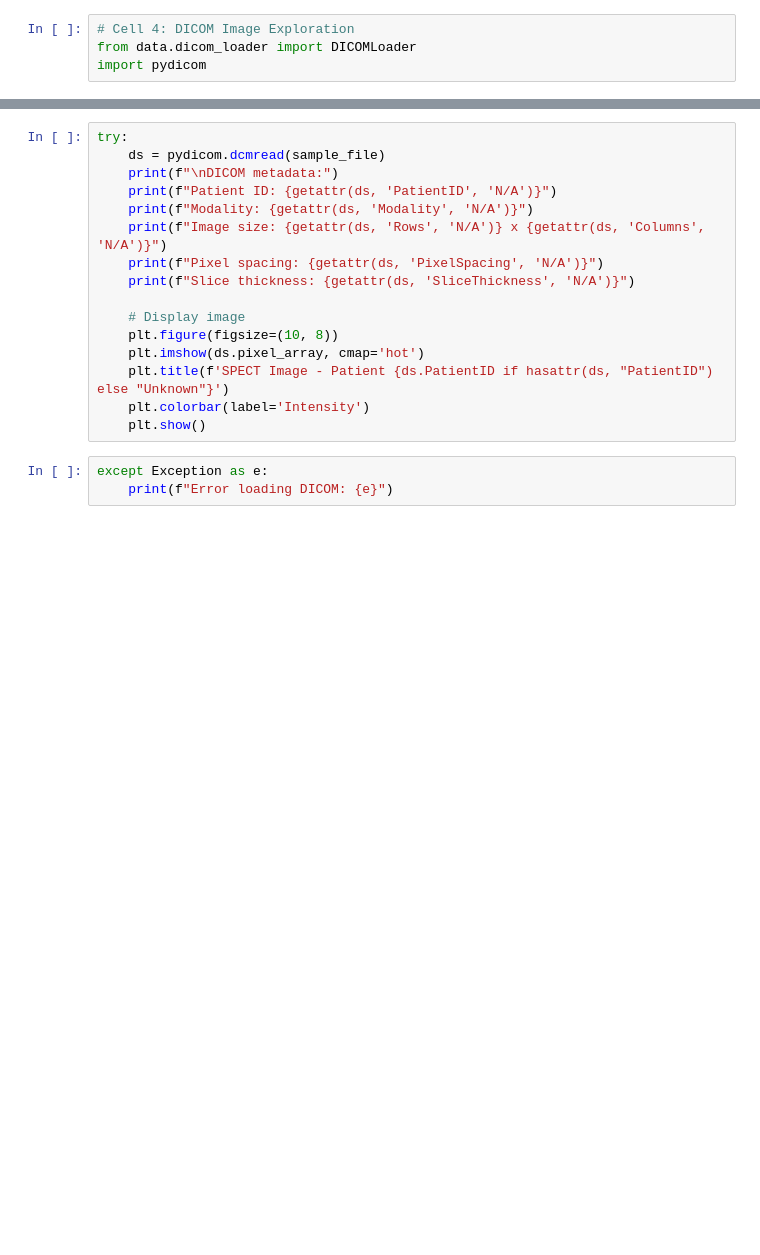
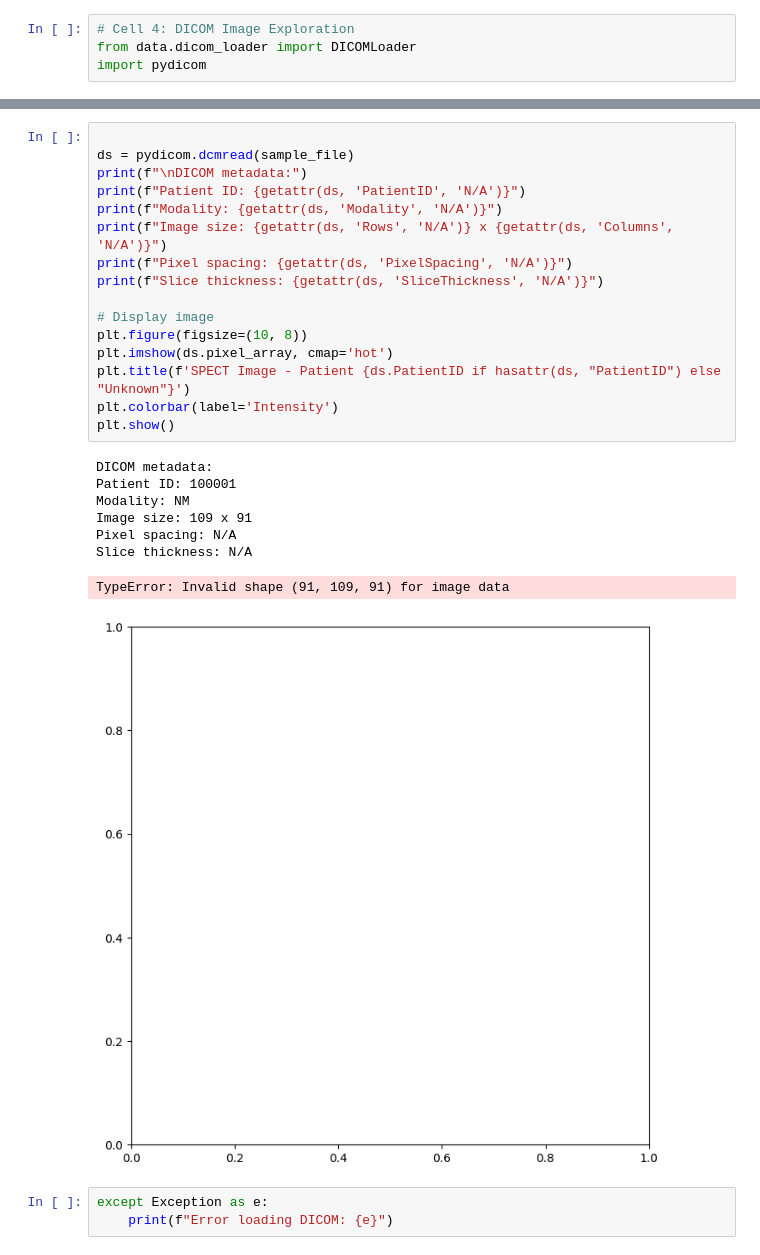
Before and after one commit to arnav-makkar/SPECT-Analysis, a Jupyter notebook: notebooks/01_data_exploration.ipynb, the cells around one changed output, grey strips where cells are left out. Cells and saved outputs as stored; diff of their text form; blank space fills up the shorter version.

```diff
--- a/notebooks/01_data_exploration.ipynb
+++ b/notebooks/01_data_exploration.ipynb
@@ -88,19 +170,28 @@ print(f"Loading sample DICOM: {sample_file}")
 # %%
-try:
-    ds = pydicom.dcmread(sample_file)
-    print(f"\nDICOM metadata:")
-    print(f"Patient ID: {getattr(ds, 'PatientID', 'N/A')}")
-    print(f"Modality: {getattr(ds, 'Modality', 'N/A')}")
-    print(f"Image size: {getattr(ds, 'Rows', 'N/A')} x {getattr(ds, 'Columns', 'N/A')}")
-    print(f"Pixel spacing: {getattr(ds, 'PixelSpacing', 'N/A')}")
-    print(f"Slice thickness: {getattr(ds, 'SliceThickness', 'N/A')}")
 
-    # Display image
-    plt.figure(figsize=(10, 8))
-    plt.imshow(ds.pixel_array, cmap='hot')
-    plt.title(f'SPECT Image - Patient {ds.PatientID if hasattr(ds, "PatientID") else "Unknown"}')
-    plt.colorbar(label='Intensity')
-    plt.show()
+ds = pydicom.dcmread(sample_file)
+print(f"\nDICOM metadata:")
+print(f"Patient ID: {getattr(ds, 'PatientID', 'N/A')}")
+print(f"Modality: {getattr(ds, 'Modality', 'N/A')}")
+print(f"Image size: {getattr(ds, 'Rows', 'N/A')} x {getattr(ds, 'Columns', 'N/A')}")
+print(f"Pixel spacing: {getattr(ds, 'PixelSpacing', 'N/A')}")
+print(f"Slice thickness: {getattr(ds, 'SliceThickness', 'N/A')}")
+
+# Display image
+plt.figure(figsize=(10, 8))
+plt.imshow(ds.pixel_array, cmap='hot')
+plt.title(f'SPECT Image - Patient {ds.PatientID if hasattr(ds, "PatientID") else "Unknown"}')
+plt.colorbar(label='Intensity')
+plt.show()
+# %% [output]
+DICOM metadata:
+Patient ID: 100001
+Modality: NM
+Image size: 109 x 91
+Pixel spacing: N/A
+Slice thickness: N/A
+TypeError: Invalid shape (91, 109, 91) for image data
+[figure, added]
 # %%
 except Exception as e:
     print(f"Error loading DICOM: {e}")
```
Also changed, not shown: parts of 18 cells of this notebook, 24 other files.
